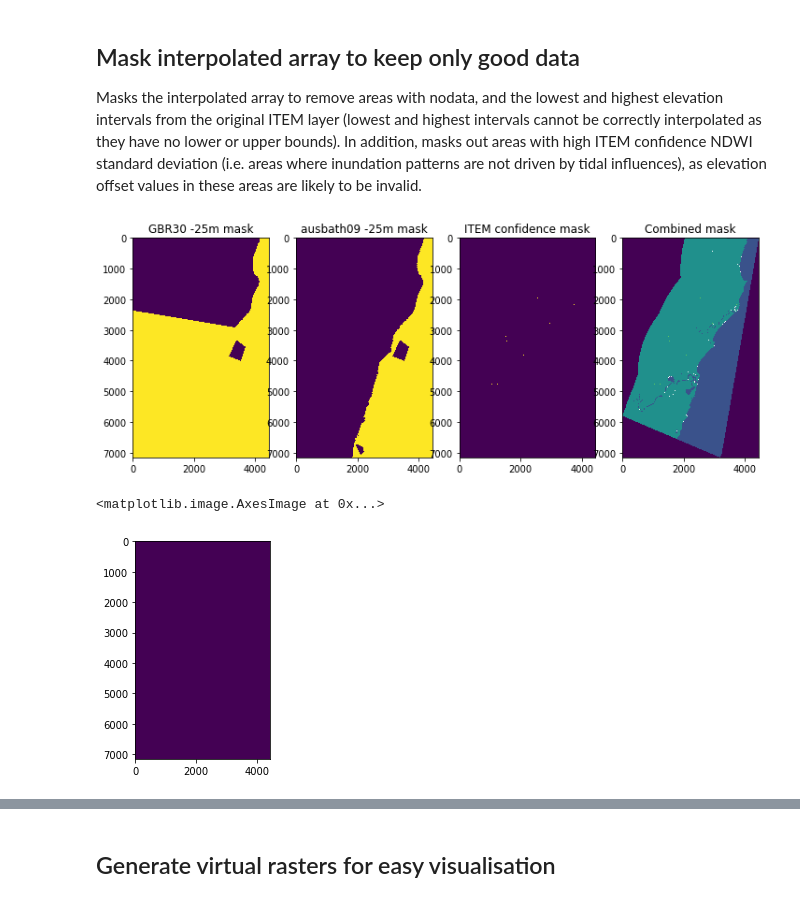
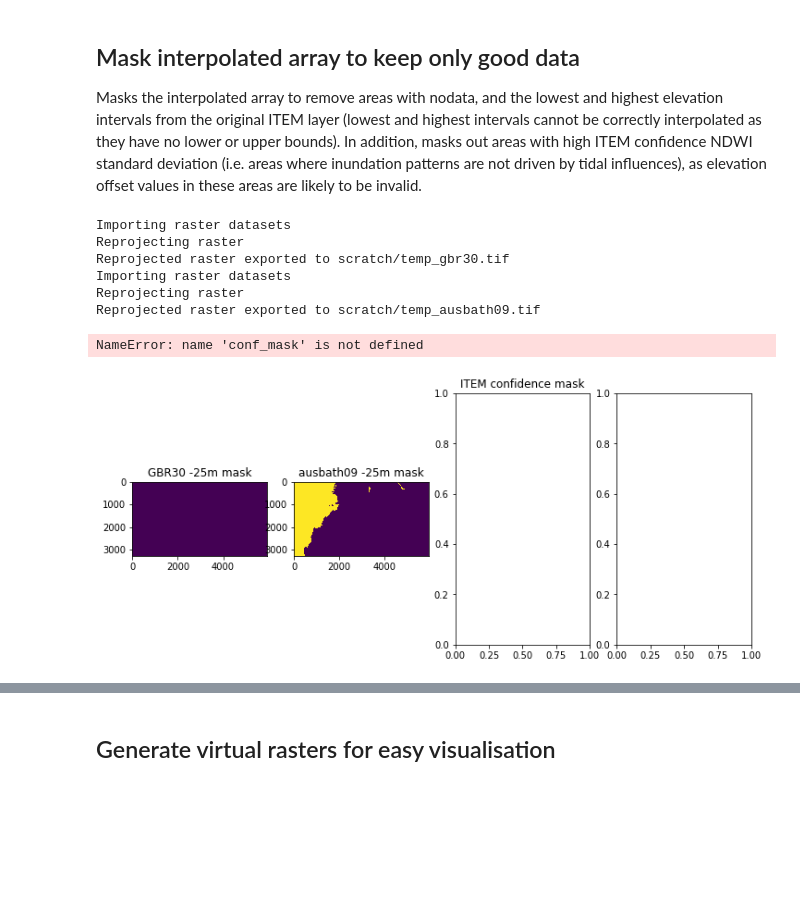
Before and after one commit to robbibt/nidem_visualisations, a Jupyter notebook: NIDEM_generation.ipynb, the cells around one changed output, grey strips where cells are left out. Cells and saved outputs as stored; diff of their text form; code cells hidden in the pictures; blank space fills up the shorter version.

```diff
--- a/NIDEM_generation.ipynb
+++ b/NIDEM_generation.ipynb
@@ -76,7 +76,7 @@ item_relative_path = "/g/data2/v10/ITEM/rel_products"
 item_conf_path = "/g/data2/v10/ITEM/conf_products"
 
 # Set ITEM polygon for analysis
-polygon_ID = 95
+polygon_ID = 106
 # Issues with # 18, 131, 162, 172, 204, 220, 226, 238, 240, 301
 
 # Zoom-in for plots (has no effect on analysis but allows you to plot a zoomed-in subset)
@@ -268,51 +268,54 @@ conf_filename = glob.glob("{}/ITEM_STD_{}_*.tif".format(item_conf_path, polygon_
 conf_ds = gdal.Open(conf_filename)
 conf_array = conf_ds.GetRasterBand(1).ReadAsArray()
 
-# gbr30_reproj = SpatialTools.reproject_to_template(input_raster='/g/data/r78/rt1527/datasets/GBR30/02_ESRI_Raster/gbr30_ALL/gbr30_all',
-#                                                   template_raster=item_filename,
-#                                                   output_raster='scratch/temp_gbr30.tif',
-#                                                   resampling=gdal.GRA_Bilinear, nodata_val=-9999)
+# Reproject bathymetry DEMS to cell size and projection of NIDEM
+gbr30_reproj = SpatialTools.reproject_to_template(input_raster='/g/data/r78/rt1527/datasets/GBR30/02_ESRI_Raster/gbr30_ALL/gbr30_all',
+                                                  template_raster=item_filename,
+                                                  output_raster='scratch/temp_gbr30.tif',
+                                                  resampling=gdal.GRA_Bilinear, nodata_val=-9999)
 
-# ausbath09_reproj = SpatialTools.reproject_to_template(input_raster='/g/data/r78/rt1527/datasets/ausbath_09/ausbath_09_v4',
-#                                                       template_raster=item_filename,
-#                                                       output_raster='scratch/temp_ausbath09.tif',
-#                                                       resampling=gdal.GRA_Bilinear, nodata_val=-9999)
+ausbath09_reproj = SpatialTools.reproject_to_template(input_raster='/g/data/r78/rt1527/datasets/ausbath_09/ausbath_09_v4',
+                                                      template_raster=item_filename,
+                                                      output_raster='scratch/temp_ausbath09.tif',
+                                                      resampling=gdal.GRA_Bilinear, nodata_val=-9999)
 
-# manual_mask = SpatialTools.rasterize_vector(input_data='scratch/manual_mask.shp', cols=xcols, rows=yrows,
-#                                             geo_transform=geotrans, projection=prj)
+manual_mask = SpatialTools.rasterize_vector(input_data='scratch/manual_mask.shp', cols=xcols, rows=yrows,
+                                            geo_transform=geotrans, projection=prj)
 
-# Create combined mask from all
-# gbr30_array = gbr30_reproj.GetRasterBand(1).ReadAsArray()
-# ausbath09_array = ausbath09_reproj.GetRasterBand(1).ReadAsArray()
+# Read in arrays
+gbr30_array = gbr30_reproj.GetRasterBand(1).ReadAsArray()
+ausbath09_array = ausbath09_reproj.GetRasterBand(1).ReadAsArray()
 
 
 baddata_mask = np.full(item_array.shape, np.nan)
 baddata_mask[item_array == 10] = 1  # areas with nodata in original ITEM layer
 baddata_mask[item_array == 0] = 2  # areas in lowest ITEM interval
 baddata_mask[item_array == 9] = 3  # areas in highest ITEM interval
 baddata_mask[conf_array > 0.25] = 4  # areas with > 0.25 ITEM confidence NDWI STD
 baddata_mask[(gbr30_array < -25) & ~manual_mask] = 5  # < -25m areas not contained within manual mask
 baddata_mask[(ausbath09_array < -25) & ~manual_mask] = 5  # < -25m areas not contained within manual mask
 
 
 fig, axes = plt.subplots(nrows=1, ncols=4, figsize = (12, 5))
 axes[0].set_title("GBR30 -25m mask")
 axes[0].imshow((gbr30_array < -25) & ~manual_mask)
 axes[1].set_title("ausbath09 -25m mask")
 axes[1].imshow((ausbath09_array < -25) & ~manual_mask)
 axes[2].set_title("ITEM confidence mask")
 axes[2].imshow(conf_mask)
 axes[3].set_title("Combined mask")
 axes[3].imshow(baddata_mask)
 plt.show()
 
 # gbr30_reproj = None
 # ausbath09_reproj = None
 # %% [output]
+Importing raster datasets
+Reprojecting raster
+Reprojected raster exported to scratch/temp_gbr30.tif
+Importing raster datasets
+Reprojecting raster
+Reprojected raster exported to scratch/temp_ausbath09.tif
+NameError: name 'conf_mask' is not defined
-[figure, old version]
+[figure, new version]
-# %%
-plt.imshow((ausbath09_array < -25)) & ~manual_mask )
-# %% [output]
-<matplotlib.image.AxesImage at 0x...>
-[figure, removed]
 # %%
```
Also changed, not shown: parts of 7 cells of this notebook, 24 other files.
